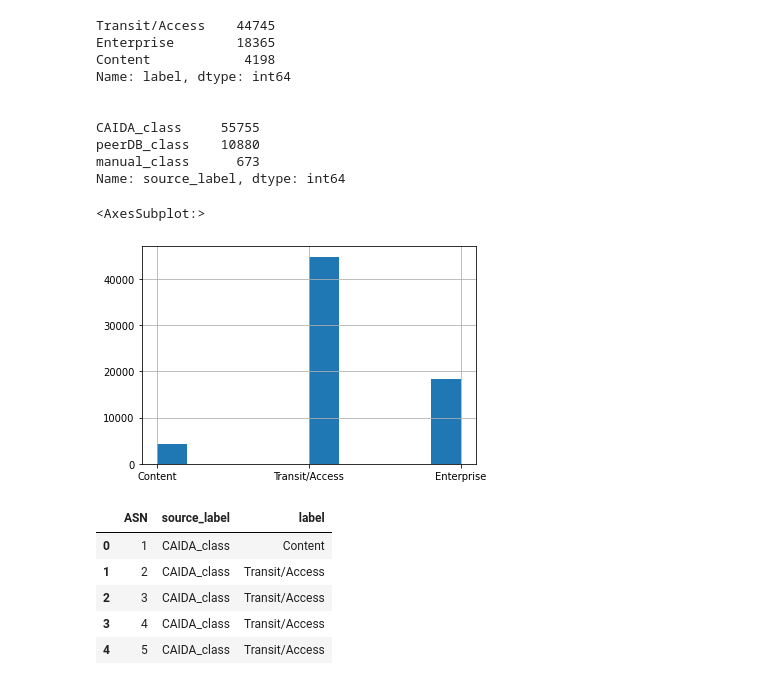
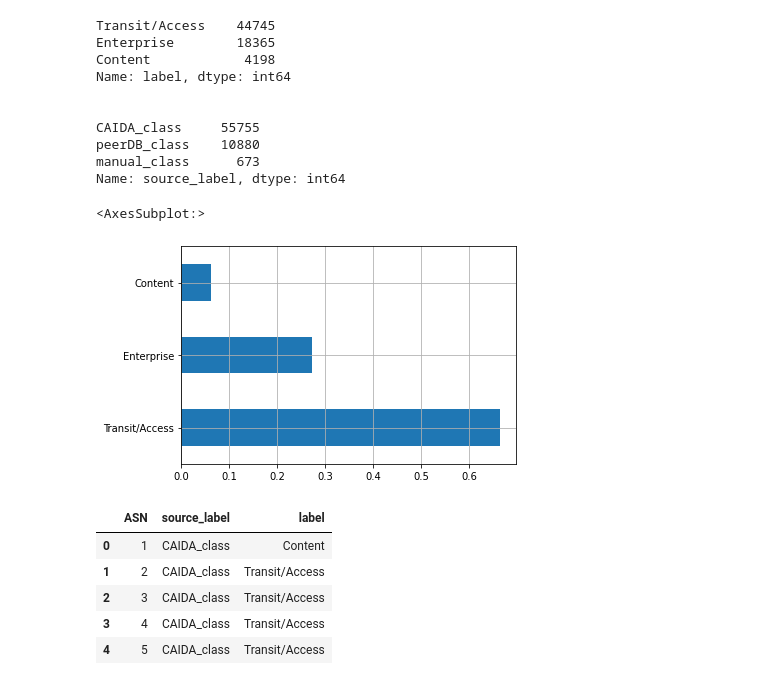
Before and after one commit to Viperine2022/projet_long_GCN_internet, a Jupyter notebook: IMPLANTATION/CAIDA/creation_datasetgraph.ipynb, the cells around one changed output. Saved outputs shown, nothing was run; the diff lists cells and outputs as text; code cells hidden in the pictures.

```diff
--- a/IMPLANTATION/CAIDA/creation_datasetgraph.ipynb
+++ b/IMPLANTATION/CAIDA/creation_datasetgraph.ipynb
@@ -107,10 +105,10 @@ peerDB_class    10880
 manual_class      673
 Name: source_label, dtype: int64
 # %%
-AS_dataset_202001["label"].hist()
+AS_dataset_202001["label"].value_counts(normalize=True).plot(kind='barh', grid=True)
 # %% [output]
 <AxesSubplot:>
-[figure, old version]
+[figure, new version]
 # %%
 AS_dataset_202001.head()
 # %% [output]
```
Also changed, not shown: parts of 16 cells of this notebook, 5 other files.
